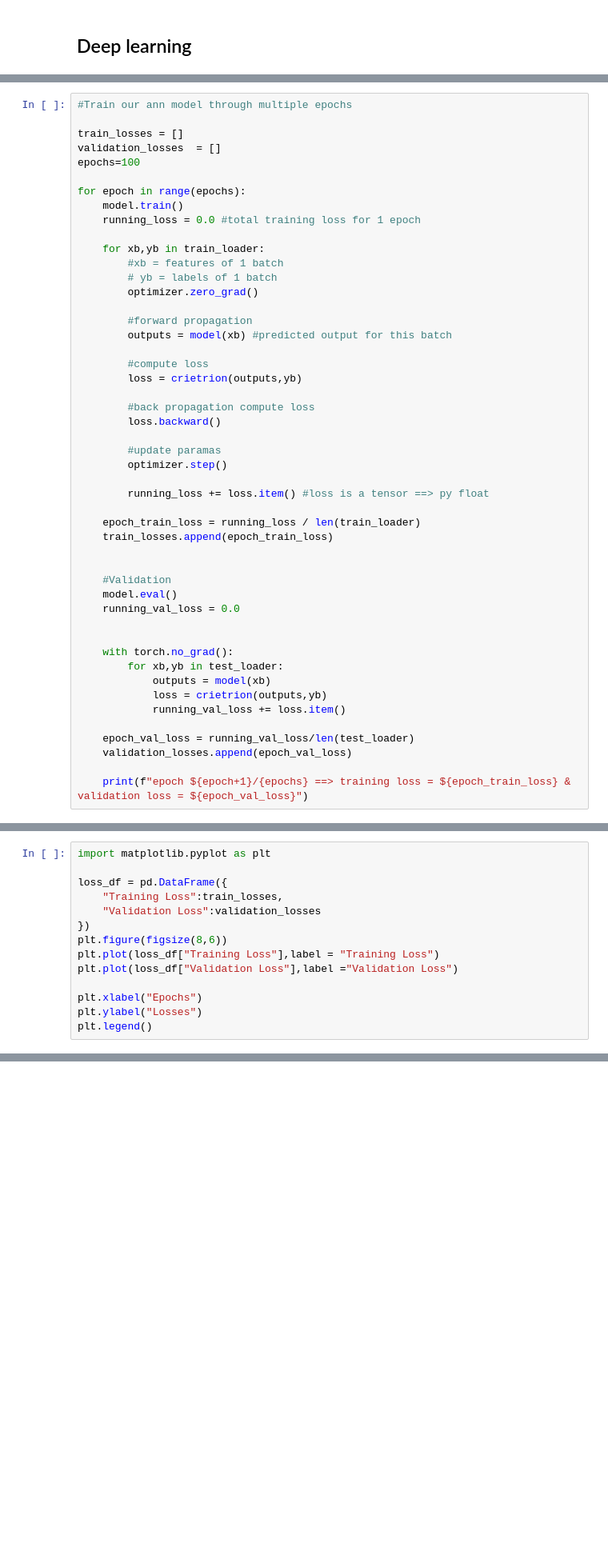
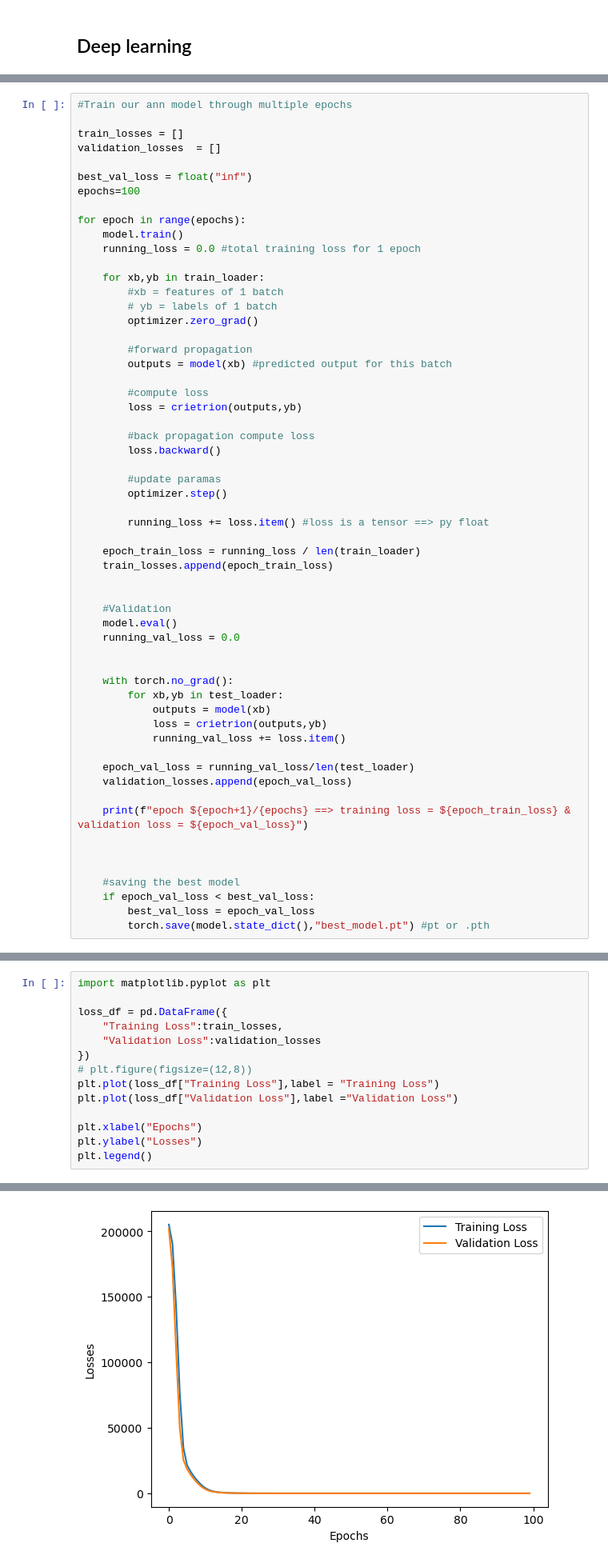
Before and after one commit to saphalkafle77-ai/AI-ML, a Jupyter notebook: Machine learning/Deep_Learning/ANN_regression.ipynb, the cells around one changed output, grey strips where cells are left out. Shown at 80% size. Cells and saved outputs as stored; diff of their text form; blank space fills up the shorter version.

Commit message:
saving the best data

```diff
--- a/Machine learning/Deep_Learning/ANN_regression.ipynb
+++ b/Machine learning/Deep_Learning/ANN_regression.ipynb
@@ -98,6 +98,8 @@ optimizer = optim.Adam(model.parameters())
 
 train_losses = []
 validation_losses  = []
+
+best_val_loss = float("inf")
 epochs=100
 
 for epoch in range(epochs):
@@ -142,4 +144,11 @@ for epoch in range(epochs):
     validation_losses.append(epoch_val_loss)
 
     print(f"epoch ${epoch+1}/{epochs} ==> training loss = ${epoch_train_loss} & validation loss = ${epoch_val_loss}")
+
+
+
+    #saving the best model
+    if epoch_val_loss < best_val_loss:
+        best_val_loss = epoch_val_loss
+        torch.save(model.state_dict(),"best_model.pt") #pt or .pth
 # %% [output]
@@ -167,7 +176,7 @@ loss_df = pd.DataFrame({
     "Training Loss":train_losses,
     "Validation Loss":validation_losses
 })
-plt.figure(figsize(8,6))
+# plt.figure(figsize=(12,8))
 plt.plot(loss_df["Training Loss"],label = "Training Loss")
 plt.plot(loss_df["Validation Loss"],label ="Validation Loss")
 
@@ -178,0 +188 @@ NameError: name 'fig_size' is not defined
+[figure, added]
```
Also changed, not shown: parts of 2 cells of this notebook, 1 other file.
